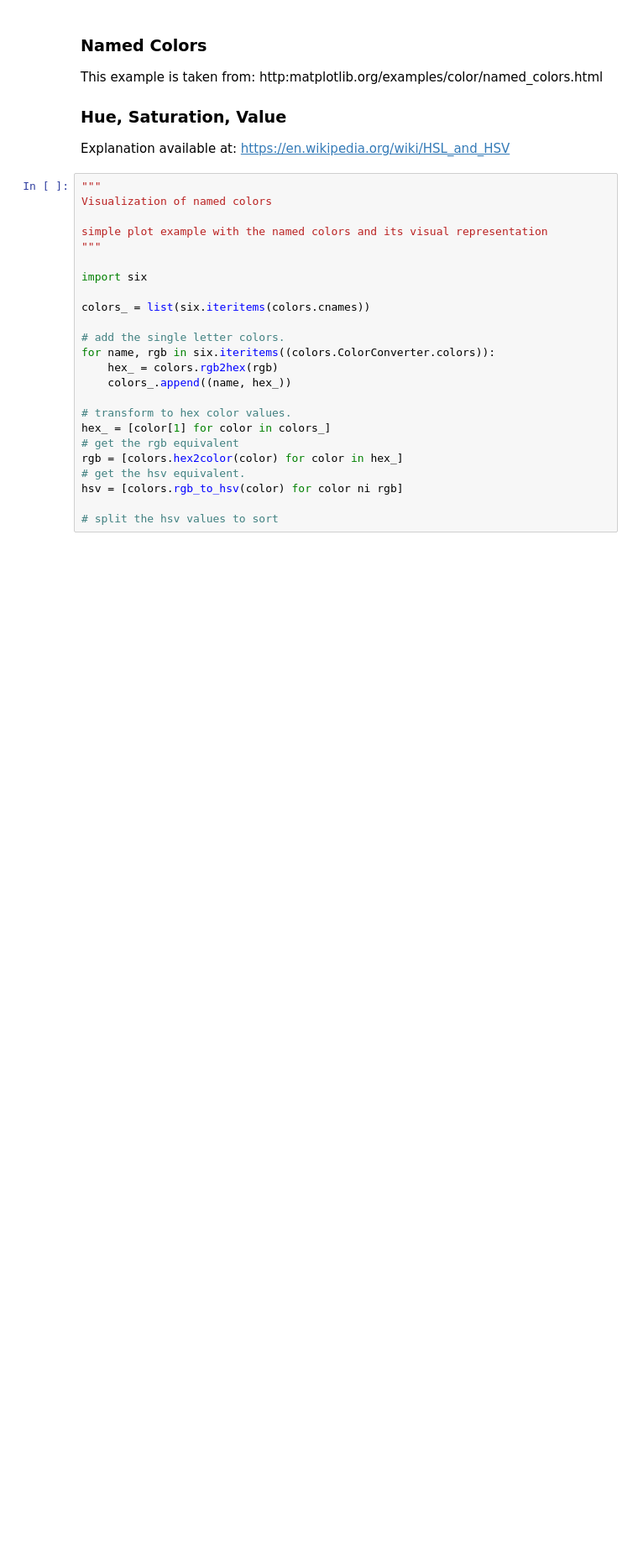
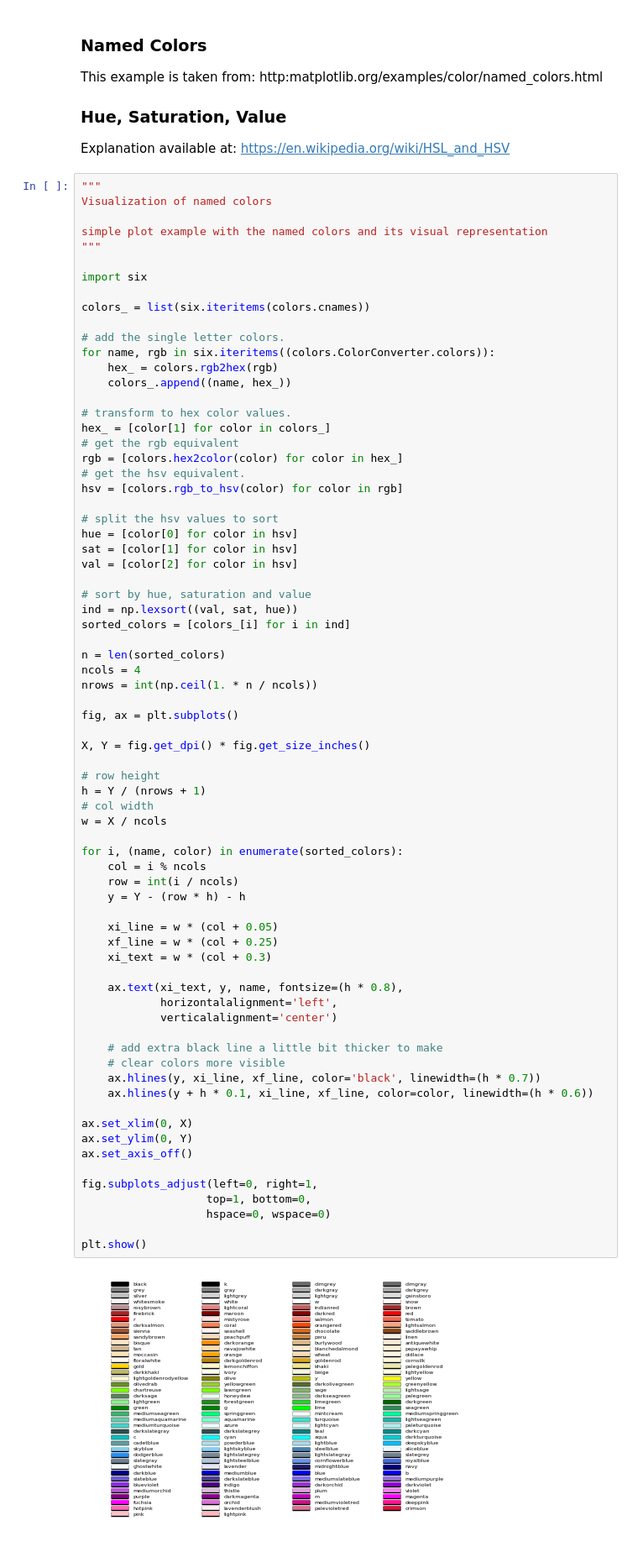
Before and after one commit to peter0083/numpy_learning, a Jupyter notebook: IV_plots_matplotlib_and_pyplot/matplotlib_beautiful_plot_and_gallery.ipynb, the cells around one changed output. Shown at 84% size. Saved outputs shown, nothing was run; the diff lists cells and outputs as text; blank space fills up the shorter version.

```diff
--- a/IV_plots_matplotlib_and_pyplot/matplotlib_beautiful_plot_and_gallery.ipynb
+++ b/IV_plots_matplotlib_and_pyplot/matplotlib_beautiful_plot_and_gallery.ipynb
@@ -18,24 +18,74 @@ Explanation available at: https://en.wikipedia.org/wiki/HSL_and_HSV
 # %%
 """
 Visualization of named colors
 
 simple plot example with the named colors and its visual representation
 """
 
 import six
 
 colors_ = list(six.iteritems(colors.cnames))
 
 # add the single letter colors.
 for name, rgb in six.iteritems((colors.ColorConverter.colors)):
     hex_ = colors.rgb2hex(rgb)
     colors_.append((name, hex_))
 
 # transform to hex color values.
 hex_ = [color[1] for color in colors_]
 # get the rgb equivalent
 rgb = [colors.hex2color(color) for color in hex_]
 # get the hsv equivalent.
-hsv = [colors.rgb_to_hsv(color) for color ni rgb]
+hsv = [colors.rgb_to_hsv(color) for color in rgb]
 
 # split the hsv values to sort
+hue = [color[0] for color in hsv]
+sat = [color[1] for color in hsv]
+val = [color[2] for color in hsv]
+
+# sort by hue, saturation and value
+ind = np.lexsort((val, sat, hue))
+sorted_colors = [colors_[i] for i in ind]
+
+n = len(sorted_colors)
+ncols = 4
+nrows = int(np.ceil(1. * n / ncols))
+
+fig, ax = plt.subplots()
+
+X, Y = fig.get_dpi() * fig.get_size_inches()
+
+# row height
+h = Y / (nrows + 1)
+# col width
+w = X / ncols
+
+for i, (name, color) in enumerate(sorted_colors):
+    col = i % ncols
+    row = int(i / ncols)
+    y = Y - (row * h) - h
+
+    xi_line = w * (col + 0.05)
+    xf_line = w * (col + 0.25)
+    xi_text = w * (col + 0.3)
+
+    ax.text(xi_text, y, name, fontsize=(h * 0.8),
+            horizontalalignment='left',
+            verticalalignment='center')
+
+    # add extra black line a little bit thicker to make
+    # clear colors more visible
+    ax.hlines(y, xi_line, xf_line, color='black', linewidth=(h * 0.7))
+    ax.hlines(y + h * 0.1, xi_line, xf_line, color=color, linewidth=(h * 0.6))
+
+ax.set_xlim(0, X)
+ax.set_ylim(0, Y)
+ax.set_axis_off()
+
+fig.subplots_adjust(left=0, right=1,
+                   top=1, bottom=0,
+                   hspace=0, wspace=0)
+
+plt.show()
+# %% [output]
+[figure, added]
```
Also changed, not shown: parts of 2 cells of this notebook.
